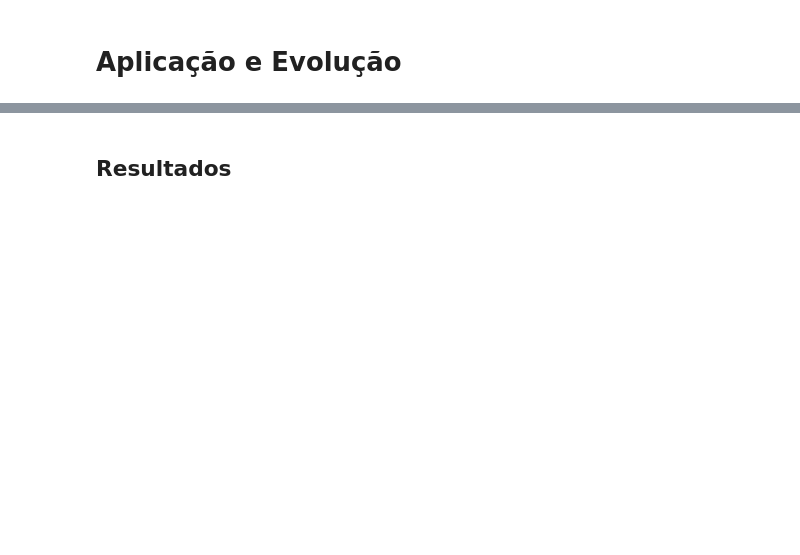
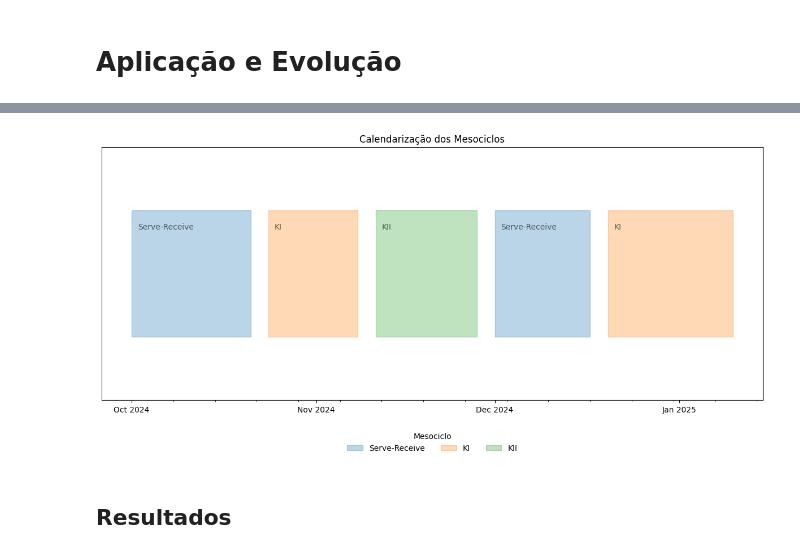
Before and after one commit to pmalves/coach-report-lv1, a Jupyter notebook: Dossier_de_Estágio_Pedro_Alves.ipynb, the cells around one changed output, grey strips where cells are left out. Drawn from its saved outputs; the diff is of its cells as text; code cells hidden in the pictures; blank space fills up the shorter version.

```diff
--- a/Dossier_de_Estágio_Pedro_Alves.ipynb
+++ b/Dossier_de_Estágio_Pedro_Alves.ipynb
@@ -395,2 +403,70 @@ Num aparte
+# %%
+#@title Calendarização dos Mesociclos
+
+# Import necessary libraries
+import pandas as pd
+from IPython.display import Markdown, display
+import re
+import numpy as np
+from scipy.stats import norm
+import matplotlib.pyplot as plt
+import matplotlib.dates as mdates
+
+
+# Define the updated mesocycles data
+mesocycles = [
+    ["Serve-Receive", "2024-10-01", "2024-10-21"],
+    ["KI", "2024-10-24", "2024-11-08"],
+    ["KII", "2024-11-11", "2024-11-28"],
+    ["Serve-Receive", "2024-12-01", "2024-12-17"],
+    ["KI", "2024-12-20", "2025-01-10"]
+]
+
+# Convert the mesocycles list into a DataFrame
+df = pd.DataFrame(mesocycles, columns=["Mesocycle", "Start Date", "End Date"])
+df["Start Date"] = pd.to_datetime(df["Start Date"])
+df["End Date"] = pd.to_datetime(df["End Date"])
+
+# Assign a unique category index to each mesocycle for consistent coloring
+categories = {name: idx for idx, name in enumerate(df["Mesocycle"].unique())}
+df["Category"] = df["Mesocycle"].map(categories)
+
+# Create the plot
+fig, ax = plt.subplots(figsize=(12, 6))  # Increased width for better visualization
+
+# Draw areas for each mesocycle
+for idx, row in df.iterrows():
+    ax.fill_betweenx(
+        y=[-0.5, 0.5],  # Define the vertical position of the area
+        x1=row["Start Date"],
+        x2=row["End Date"],
+        color=f"C{row['Category']}",  # Use consistent color per category
+        alpha=0.3,  # Transparency for areas
+        label=row["Mesocycle"] if row["Mesocycle"] not in ax.get_legend_handles_labels()[1] else None
+    )
+    # Add a label for the mesocycle in the top-left of the area with left padding
+    ax.text(
+        row["Start Date"] + pd.Timedelta(days=1),  # Add a small left padding to the start date
+        0.4,                # Slightly below the top edge of the area
+        row["Mesocycle"],
+        ha='left', va='top', fontsize=10, alpha=0.6  # No background, just plain text
+    )
+
+# Formatting the chart
+ax.xaxis.set_major_formatter(mdates.DateFormatter("%b %Y"))  # Show month and year (e.g., Oct 2024)
+ax.xaxis.set_major_locator(mdates.MonthLocator())            # Major ticks for months
+ax.xaxis.set_minor_locator(mdates.WeekdayLocator())          # Minor ticks for weeks
+
+ax.set_ylim([-1, 1])  # Adjust vertical limits for visibility
+ax.set_yticks([])     # Remove y-axis labels for clarity
+plt.xticks(rotation=0)  # Keep dates horizontal
+plt.title("Calendarização dos Mesociclos")
+plt.legend(title="Mesociclo", loc="upper center", bbox_to_anchor=(0.5, -0.1), ncol=3, frameon=False)
+plt.tight_layout()
+
+# Show the chart
+plt.show()
+# %% [output]
+[figure, added]
 # %% [markdown]
 ## Resultados
```
Also changed, not shown: parts of 6 cells of this notebook.
